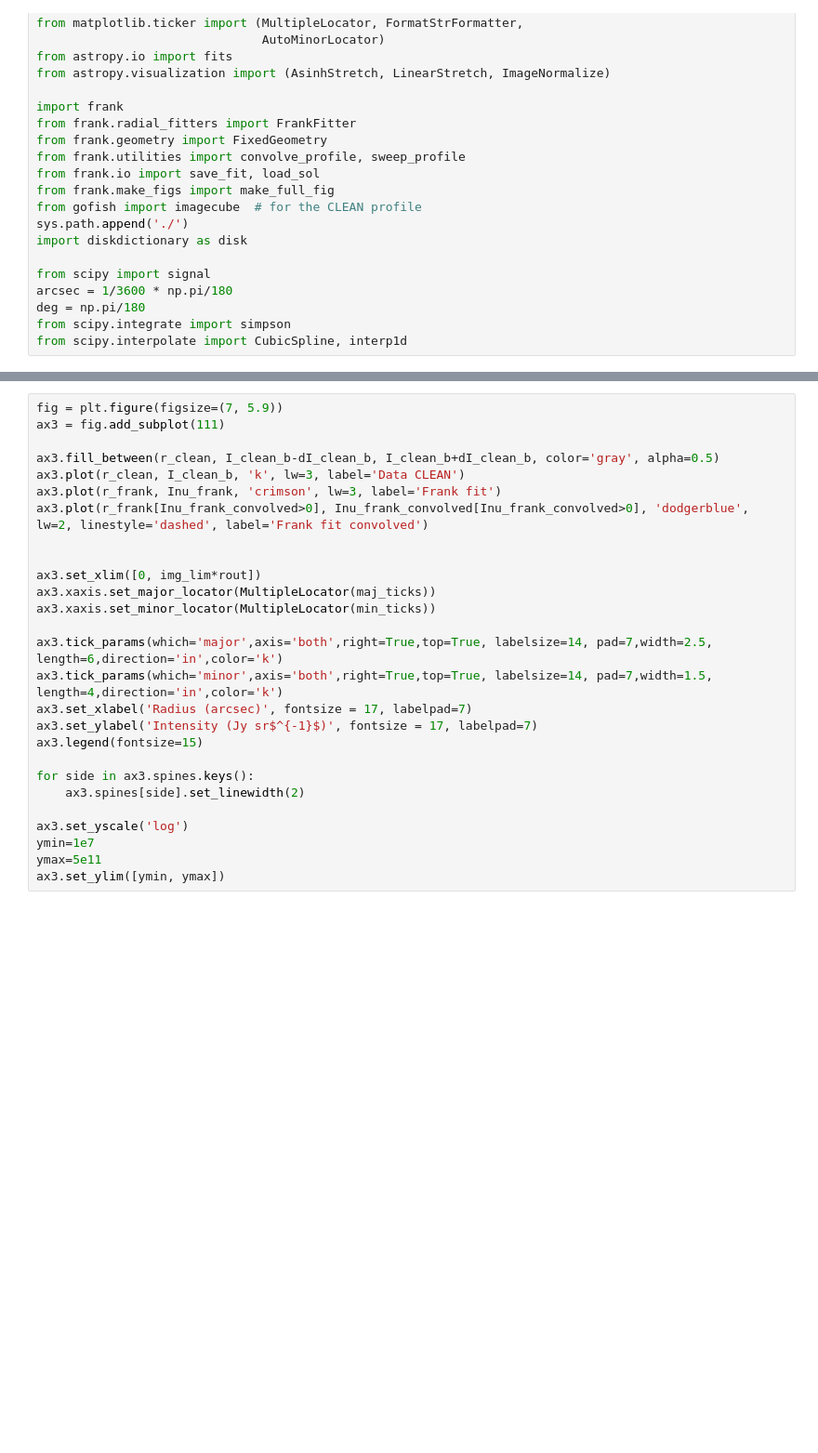
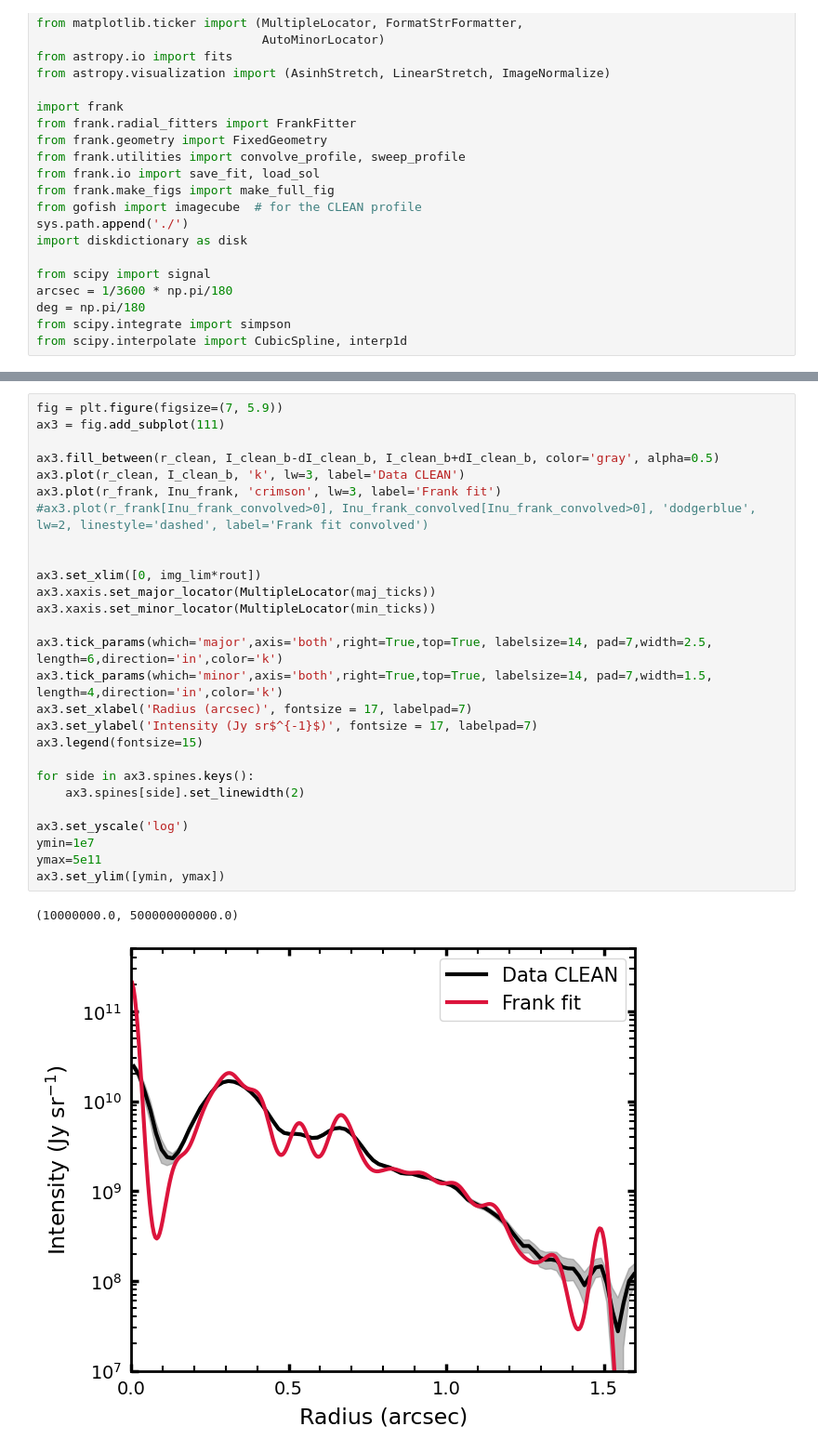
Before and after one commit to pcurone/exoALMA_continuum_pipeline, a Jupyter notebook: frank_fit/plot_images.ipynb, the cells around one changed output, grey strips where cells are left out. Shown at 93% size. Cells and saved outputs as stored; diff of their text form; blank space fills up the shorter version.

```diff
--- a/frank_fit/plot_images.ipynb
+++ b/frank_fit/plot_images.ipynb
@@ -383,27 +396,30 @@ Inu_frank_convolved = convolve_profile(r_frank, Inu_frank, disk.disk[target]['in
 # %%
 fig = plt.figure(figsize=(7, 5.9))
 ax3 = fig.add_subplot(111)
 
 ax3.fill_between(r_clean, I_clean_b-dI_clean_b, I_clean_b+dI_clean_b, color='gray', alpha=0.5)
 ax3.plot(r_clean, I_clean_b, 'k', lw=3, label='Data CLEAN')
 ax3.plot(r_frank, Inu_frank, 'crimson', lw=3, label='Frank fit')
-ax3.plot(r_frank[Inu_frank_convolved>0], Inu_frank_convolved[Inu_frank_convolved>0], 'dodgerblue', lw=2, linestyle='dashed', label='Frank fit convolved')
+#ax3.plot(r_frank[Inu_frank_convolved>0], Inu_frank_convolved[Inu_frank_convolved>0], 'dodgerblue', lw=2, linestyle='dashed', label='Frank fit convolved')
 
 
 ax3.set_xlim([0, img_lim*rout])
 ax3.xaxis.set_major_locator(MultipleLocator(maj_ticks))
 ax3.xaxis.set_minor_locator(MultipleLocator(min_ticks))
 
 ax3.tick_params(which='major',axis='both',right=True,top=True, labelsize=14, pad=7,width=2.5, length=6,direction='in',color='k')
 ax3.tick_params(which='minor',axis='both',right=True,top=True, labelsize=14, pad=7,width=1.5, length=4,direction='in',color='k')
 ax3.set_xlabel('Radius (arcsec)', fontsize = 17, labelpad=7)
 ax3.set_ylabel('Intensity (Jy sr$^{-1}$)', fontsize = 17, labelpad=7)
 ax3.legend(fontsize=15)
 
 for side in ax3.spines.keys():
     ax3.spines[side].set_linewidth(2)
 
 ax3.set_yscale('log')
 ymin=1e7
 ymax=5e11
 ax3.set_ylim([ymin, ymax])
+# %% [output]
+(10000000.0, 500000000000.0)
+[figure, added]
```
Also changed, not shown: parts of 14 cells of this notebook.
